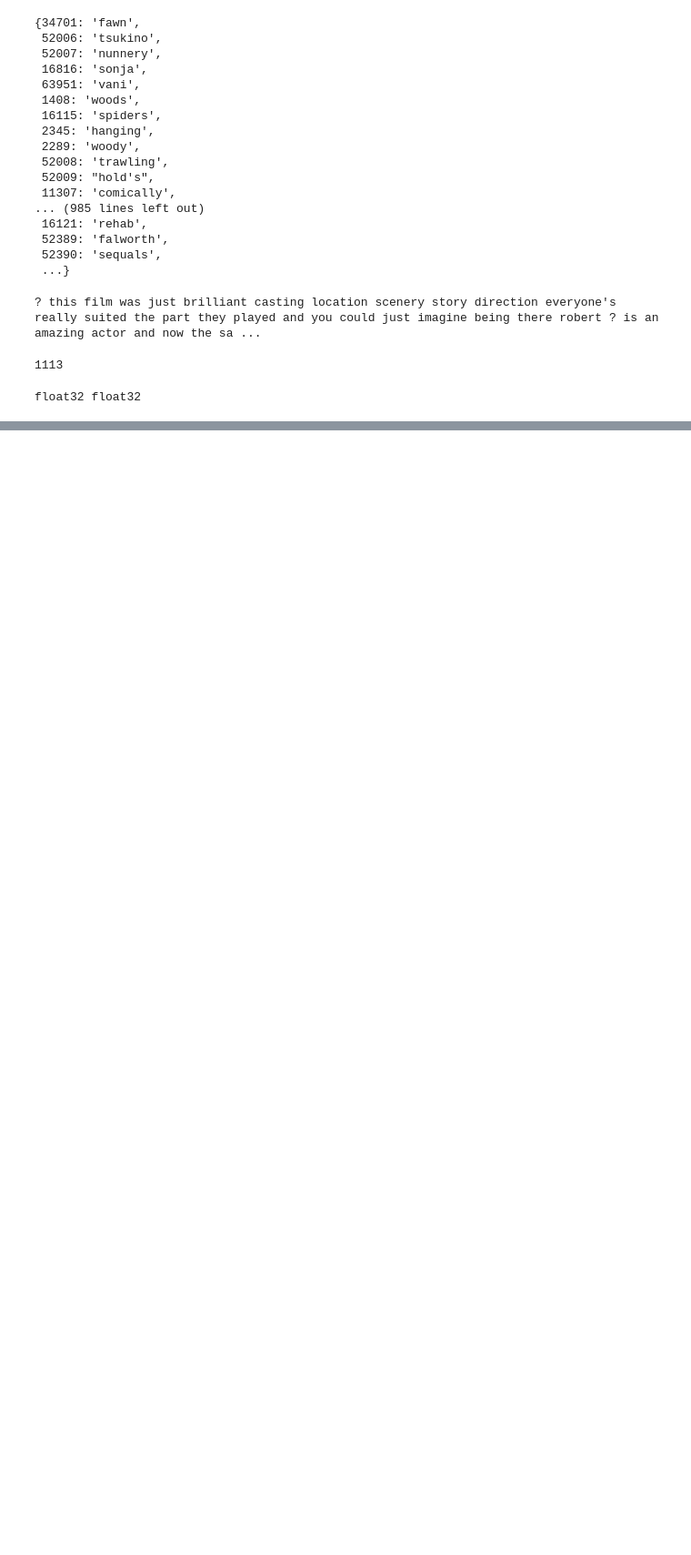
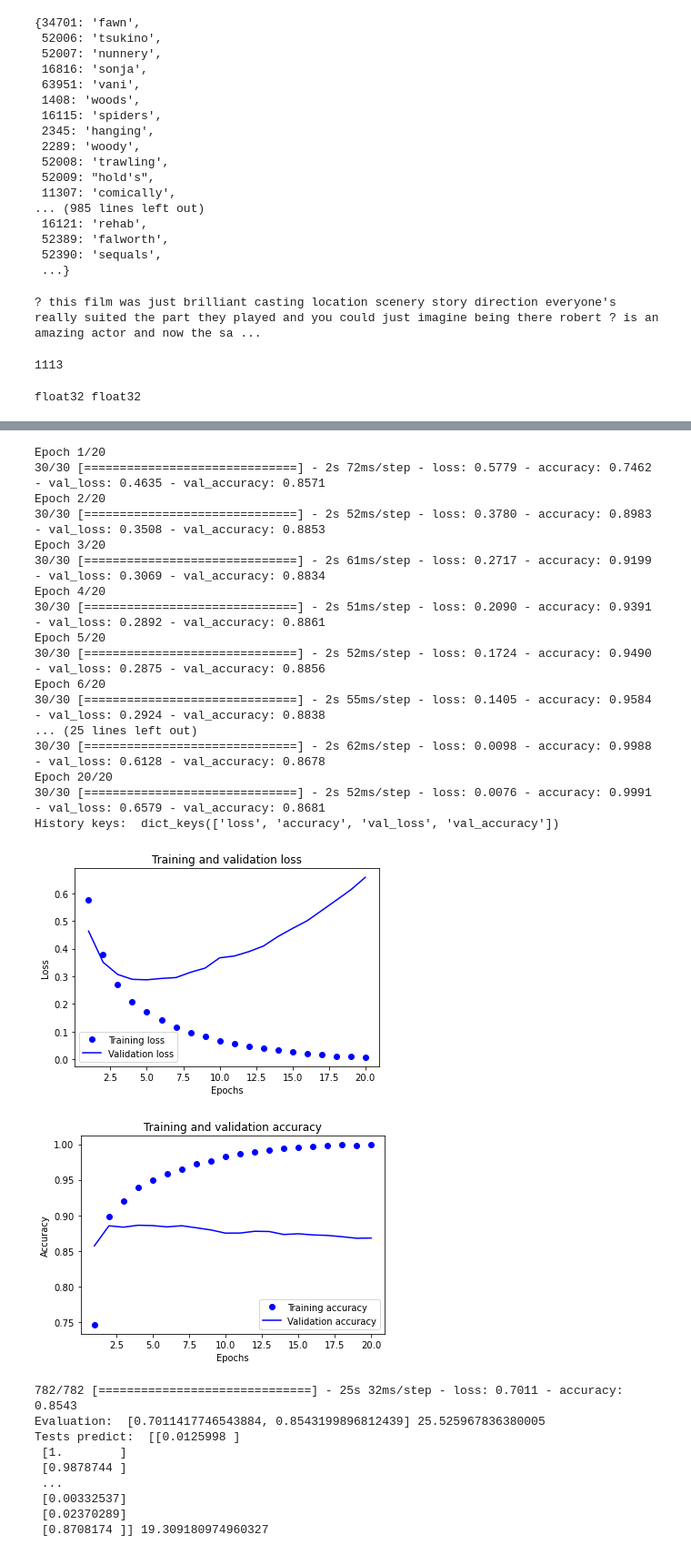
Before and after one commit to rob-nn/dlp, a Jupyter notebook: ch03/movies.ipynb, the cells around one changed output, grey strips where cells are left out. Shown: that part at 91% size. Drawn from its saved outputs; the diff is of its cells as text; code cells hidden in the pictures; blank space fills up the shorter version.

```diff
--- a/ch03/movies.ipynb
+++ b/ch03/movies.ipynb
@@ -151,0 +123,7 @@ dict_keys(['loss', 'accuracy', 'val_loss', 'val_accuracy'])
+# %%
+def timeit(some_func):
+
+    i = time()
+    return some_func(), time() -i
+
+timeit(lambda : print ('hi'))
@@ -168,0 +169,37 @@ plt.show()
+# %%
+model = models.Sequential()
+model.add(layers.Dense(16, activation='relu', input_shape=(10000,)))
+model.add(layers.Dense(16, activation='relu'))
+model.add(layers.Dense(1, activation='sigmoid'))
+model.compile(optimizer='rmsprop', loss='binary_crossentropy', metrics=['accuracy'])
+
+run_model(model)
+# %% [output]
+Epoch 1/20
+30/30 [==============================] - 2s 72ms/step - loss: 0.5779 - accuracy: 0.7462 - val_loss: 0.4635 - val_accuracy: 0.8571
+Epoch 2/20
+30/30 [==============================] - 2s 52ms/step - loss: 0.3780 - accuracy: 0.8983 - val_loss: 0.3508 - val_accuracy: 0.8853
+Epoch 3/20
+30/30 [==============================] - 2s 61ms/step - loss: 0.2717 - accuracy: 0.9199 - val_loss: 0.3069 - val_accuracy: 0.8834
+Epoch 4/20
+30/30 [==============================] - 2s 51ms/step - loss: 0.2090 - accuracy: 0.9391 - val_loss: 0.2892 - val_accuracy: 0.8861
+Epoch 5/20
+30/30 [==============================] - 2s 52ms/step - loss: 0.1724 - accuracy: 0.9490 - val_loss: 0.2875 - val_accuracy: 0.8856
+Epoch 6/20
+30/30 [==============================] - 2s 55ms/step - loss: 0.1405 - accuracy: 0.9584 - val_loss: 0.2924 - val_accuracy: 0.8838
+... (25 lines left out)
+30/30 [==============================] - 2s 62ms/step - loss: 0.0098 - accuracy: 0.9988 - val_loss: 0.6128 - val_accuracy: 0.8678
+Epoch 20/20
+30/30 [==============================] - 2s 52ms/step - loss: 0.0076 - accuracy: 0.9991 - val_loss: 0.6579 - val_accuracy: 0.8681
+History keys:  dict_keys(['loss', 'accuracy', 'val_loss', 'val_accuracy'])
+[figure, added]
+[figure, added]
+782/782 [==============================] - 25s 32ms/step - loss: 0.7011 - accuracy: 0.8543
+Evaluation:  [0.7011417746543884, 0.8543199896812439] 25.525967836380005
+Tests predict:  [[0.0125998 ]
+ [1.        ]
+ [0.9878744 ]
+ ...
+ [0.00332537]
+ [0.02370289]
+ [0.8708174 ]] 19.309180974960327
```
Also changed, not shown: parts of 10 cells of this notebook, 2 other files.
